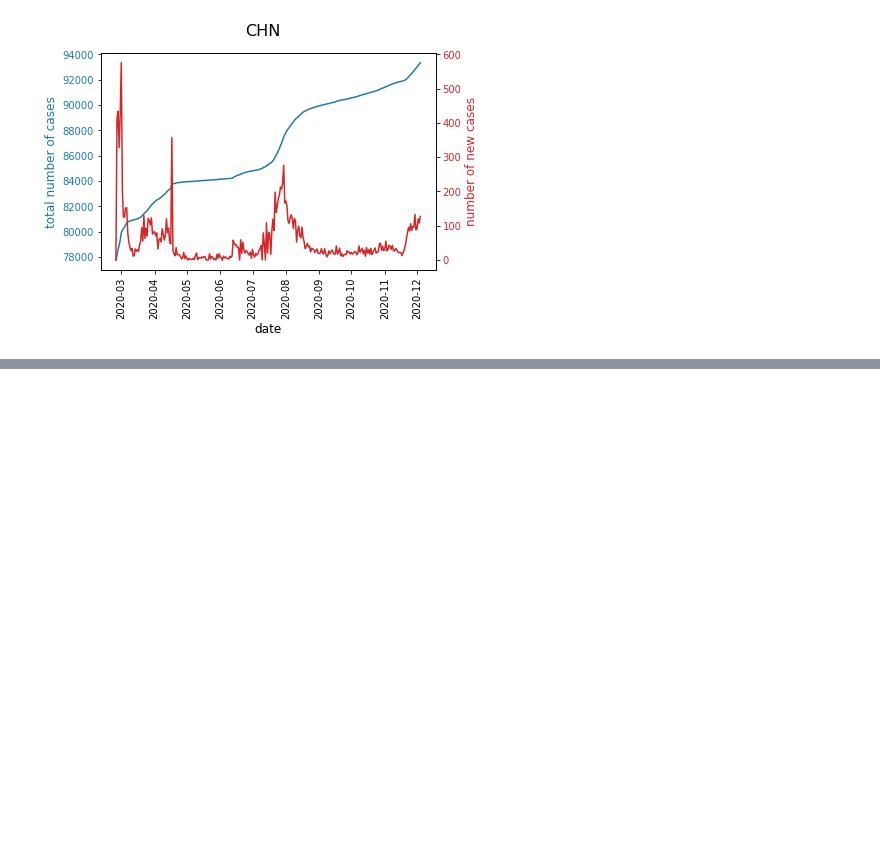
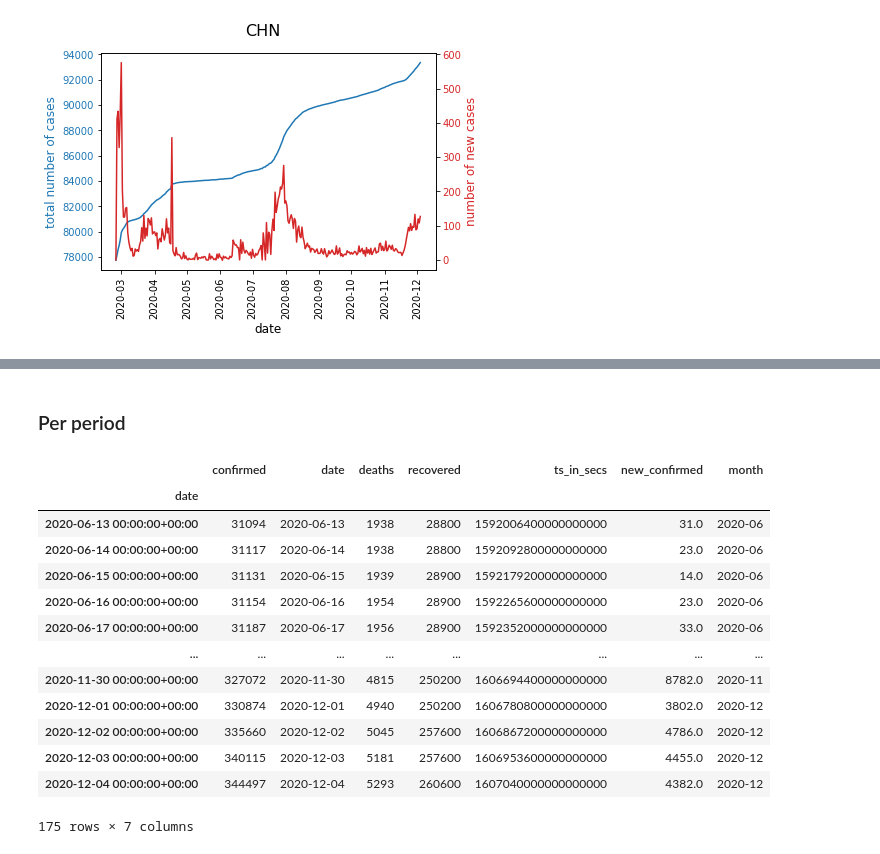
Before and after one commit to anitamezzetti/covid_impact_stocks_volatility, a Jupyter notebook: HienVersion_FinBigData_1.ipynb, the cells around one changed output, grey strips where cells are left out. Cells and saved outputs as stored; diff of their text form; code cells hidden in the pictures; blank space fills up the shorter version.

```diff
--- a/HienVersion_FinBigData_1.ipynb
+++ b/HienVersion_FinBigData_1.ipynb
@@ -122,0 +146,24 @@ for country,df in dfs.items():
+# %% [markdown]
+### Per period
+# %%
+mid_period = ("2020-06-12", "2020-10-12")  # arbitrarily chosen, subject to change
+first_period = (start_date, mid_period[0]) # beginning of pandemic
+last_period = (mid_period[1], arrow.get(end_date)) # most recent
+# %%
+test = dfs["CHE"]
+test[test.index > mid_period[0]]
+# %% [output]
+|  | confirmed | date | deaths | recovered | ts_in_secs | new_confirmed | month |
+| date |  |  |  |  |  |  |  |
+| 2020-06-13 00:00:00+00:00 | 31094 | 2020-06-13 | 1938 | 28800 | 1592006400000000000 | 31.0 | 2020-06 |
+| 2020-06-14 00:00:00+00:00 | 31117 | 2020-06-14 | 1938 | 28800 | 1592092800000000000 | 23.0 | 2020-06 |
+| 2020-06-15 00:00:00+00:00 | 31131 | 2020-06-15 | 1939 | 28900 | 1592179200000000000 | 14.0 | 2020-06 |
+| 2020-06-16 00:00:00+00:00 | 31154 | 2020-06-16 | 1954 | 28900 | 1592265600000000000 | 23.0 | 2020-06 |
+| 2020-06-17 00:00:00+00:00 | 31187 | 2020-06-17 | 1956 | 28900 | 1592352000000000000 | 33.0 | 2020-06 |
+| ... | ... | ... | ... | ... | ... | ... | ... |
+| 2020-11-30 00:00:00+00:00 | 327072 | 2020-11-30 | 4815 | 250200 | 1606694400000000000 | 8782.0 | 2020-11 |
+| 2020-12-01 00:00:00+00:00 | 330874 | 2020-12-01 | 4940 | 250200 | 1606780800000000000 | 3802.0 | 2020-12 |
+| 2020-12-02 00:00:00+00:00 | 335660 | 2020-12-02 | 5045 | 257600 | 1606867200000000000 | 4786.0 | 2020-12 |
+| 2020-12-03 00:00:00+00:00 | 340115 | 2020-12-03 | 5181 | 257600 | 1606953600000000000 | 4455.0 | 2020-12 |
+| 2020-12-04 00:00:00+00:00 | 344497 | 2020-12-04 | 5293 | 260600 | 1607040000000000000 | 4382.0 | 2020-12 |
+175 rows × 7 columns
```
Also changed, not shown: parts of 14 cells of this notebook.
